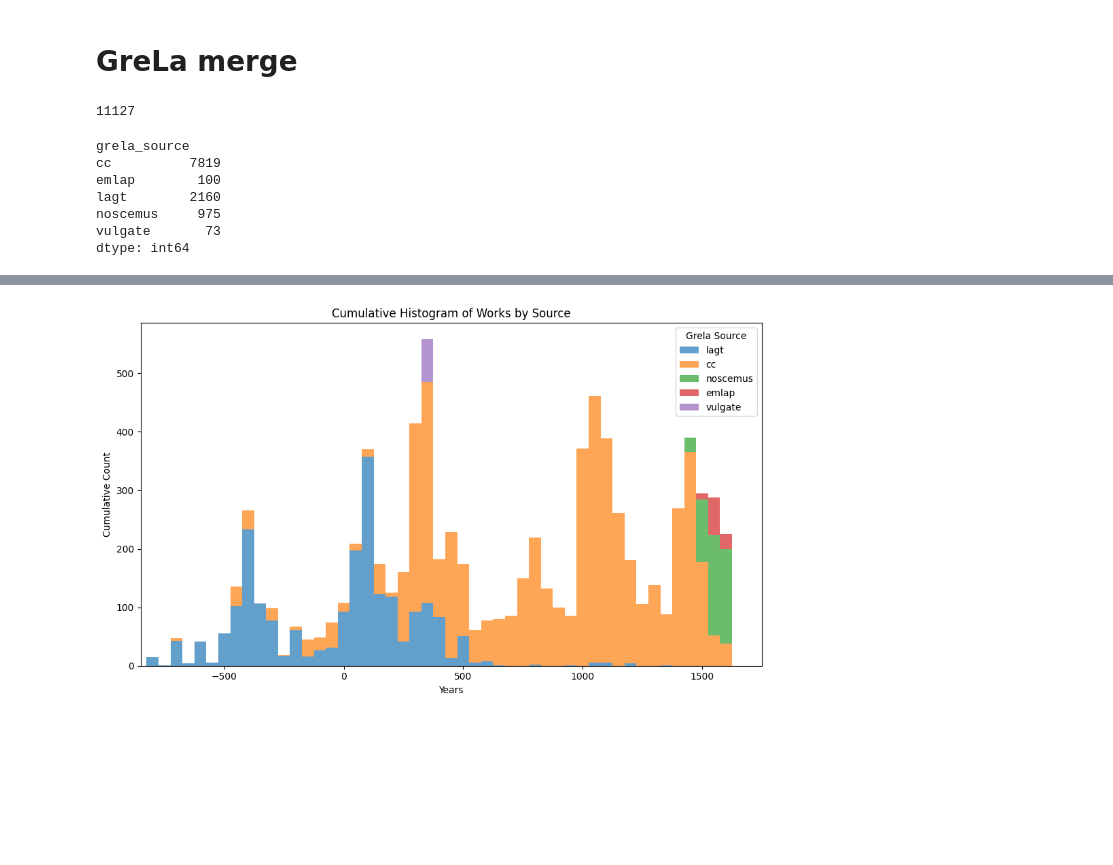
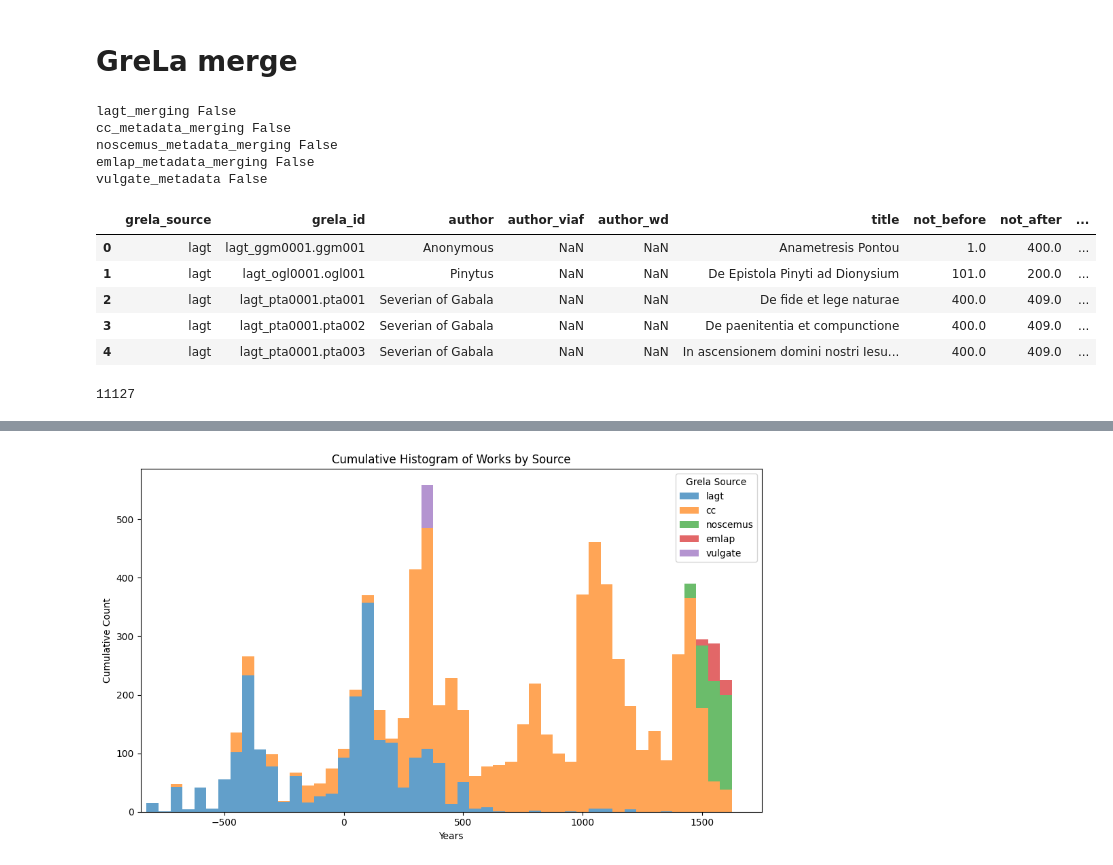
Before and after one commit to CCS-ZCU/GreLa, a Jupyter notebook: scripts/1_merge-metadata.ipynb, the cells around one changed output, grey strips where cells are left out. Drawn from its saved outputs; the diff is of its cells as text; code cells hidden in the pictures; blank space fills up the shorter version.

Commit message:
new grela and api ready!

```diff
--- a/scripts/1_merge-metadata.ipynb
+++ b/scripts/1_merge-metadata.ipynb
@@ -168,7 +189,7 @@ Index(['doc_id', 'author', 'title', 'not_before', 'not_after', 'LAGT4-1?',
 lagt_metadata["grela_id"] = lagt_metadata["doc_id"].apply(lambda x: "lagt_{}".format(str(x)))
 lagt_metadata["grela_source"] = "lagt"
 # %%
-lagt_merging = lagt_metadata[["grela_source", "grela_id", "author", "title", "not_before", "not_after", "lagt_tlg_epithet", "lagt_genre", "lagt_provenience"]].copy()
+lagt_merging = lagt_metadata[["grela_source", "grela_id", "author", "author_viaf", "author_wd", "title", "not_before", "not_after", "lagt_tlg_epithet", "lagt_genre", "lagt_provenience"]].copy()
 # %%
 lagt_merging.sample(10)
 # %% [output]
@@ -219,14 +238,42 @@ grela_works_metadata = pd.concat([lagt_merging, cc_metadata_merging, noscemus_me
+# %%
+for name, df in [
+    ("lagt_merging", lagt_merging),
+    ("cc_metadata_merging", cc_metadata_merging),
+    ("noscemus_metadata_merging", noscemus_metadata_merging),
+    ("emlap_metadata_merging", emlap_metadata_merging),
+    ("vulgate_metadata", vulgate_metadata)
+]:
+    print(name, df.index.has_duplicates)
+# %% [output]
+lagt_merging False
+cc_metadata_merging False
+noscemus_metadata_merging False
+emlap_metadata_merging False
+vulgate_metadata False
+# %%
+cleaned = []
+for df in [
+    lagt_merging,
+    cc_metadata_merging,
+    noscemus_metadata_merging,
+    emlap_metadata_merging,
+    vulgate_metadata
+]:
+    df2 = df.reset_index(drop=True)
+    df2 = df2.loc[:, ~df2.columns.duplicated()]
+    cleaned.append(df2)
+# %%
+grela_works_metadata = pd.concat(cleaned, ignore_index=True)
+# %%
+grela_works_metadata.head(5)
+# %% [output]
+|  | grela_source | grela_id | author | author_viaf | author_wd | title | not_before | not_after | ... |
+| 0 | lagt | lagt_ggm0001.ggm001 | Anonymous | NaN | NaN | Anametresis Pontou | 1.0 | 400.0 | ... |
+| 1 | lagt | lagt_ogl0001.ogl001 | Pinytus | NaN | NaN | De Epistola Pinyti ad Dionysium | 101.0 | 200.0 | ... |
+| 2 | lagt | lagt_pta0001.pta001 | Severian of Gabala | NaN | NaN | De fide et lege naturae | 400.0 | 409.0 | ... |
+| 3 | lagt | lagt_pta0001.pta002 | Severian of Gabala | NaN | NaN | De paenitentia et compunctione | 400.0 | 409.0 | ... |
+| 4 | lagt | lagt_pta0001.pta003 | Severian of Gabala | NaN | NaN | In ascensionem domini nostri Iesu... | 400.0 | 409.0 | ... |
 # %%
 len(grela_works_metadata)
 # %% [output]
 11127
-# %%
-grela_works_metadata.groupby("grela_source").size()
-# %% [output]
-grela_source
-cc          7819
-emlap        100
-lagt        2160
-noscemus     975
-vulgate       73
-dtype: int64
```
Also changed, not shown: parts of 30 cells of this notebook, 9 other files.
